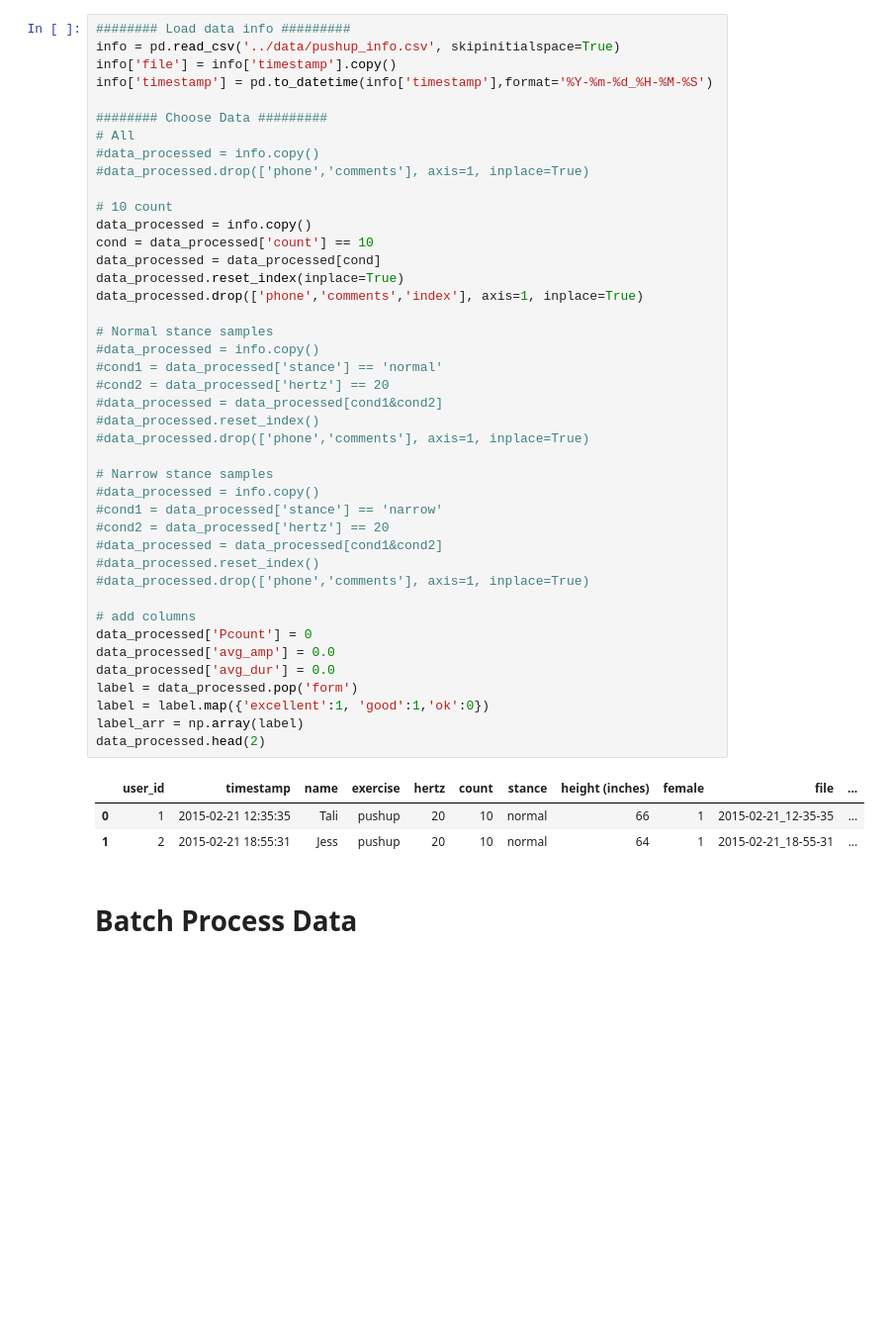
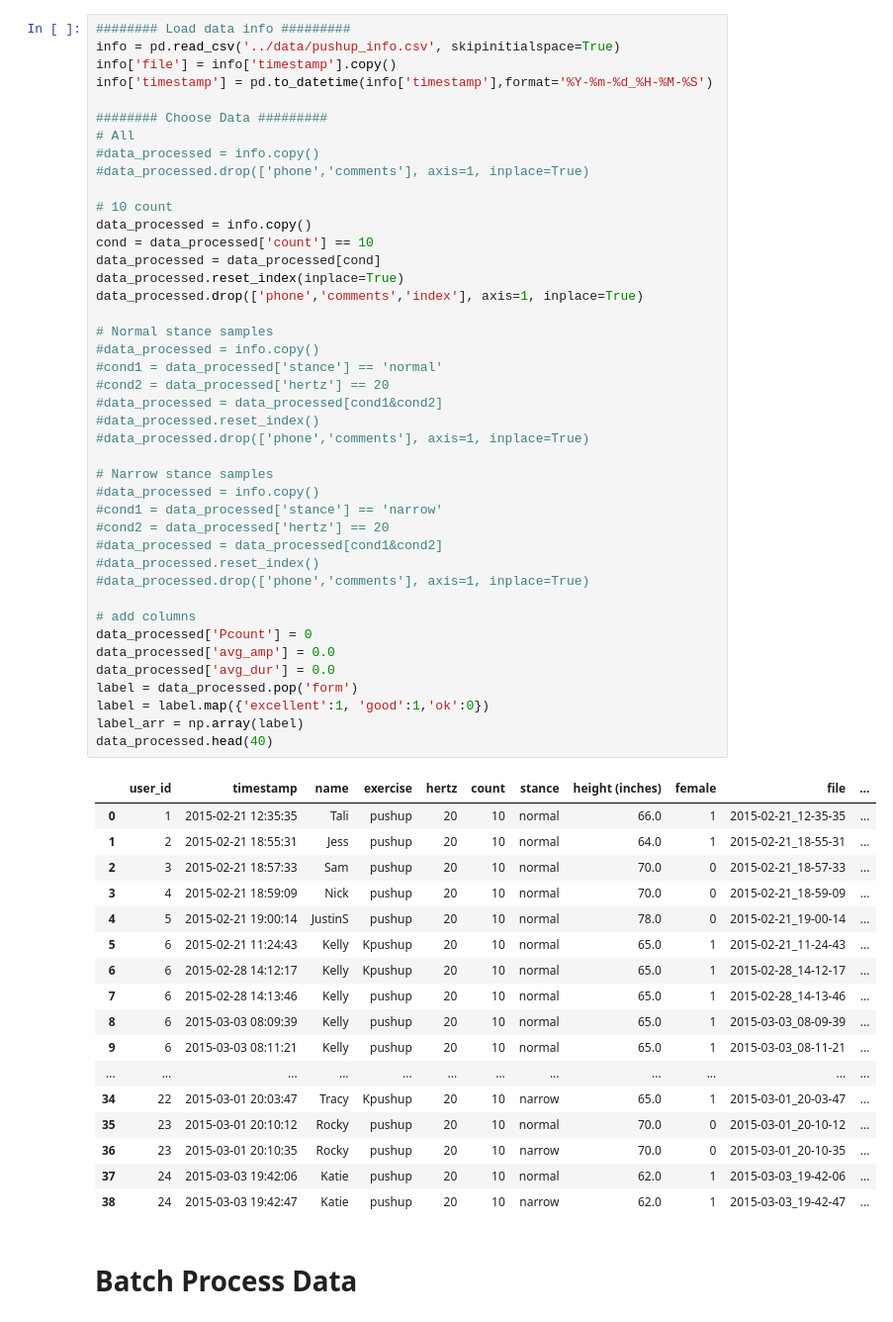
Before and after one commit to kellygwiseman/workout_buddy, a Jupyter notebook: notebooks/dtw_classification.ipynb, the cells around one changed output. Shown at 99% size. Saved outputs shown, nothing was run; the diff lists cells and outputs as text; blank space fills up the shorter version.

```diff
--- a/notebooks/dtw_classification.ipynb
+++ b/notebooks/dtw_classification.ipynb
@@ -28,36 +29,50 @@ data_processed = info.copy()
 cond = data_processed['count'] == 10
 data_processed = data_processed[cond]
 data_processed.reset_index(inplace=True)
 data_processed.drop(['phone','comments','index'], axis=1, inplace=True)
 
 # Normal stance samples
 #data_processed = info.copy()
 #cond1 = data_processed['stance'] == 'normal'
 #cond2 = data_processed['hertz'] == 20
 #data_processed = data_processed[cond1&cond2]
 #data_processed.reset_index()
 #data_processed.drop(['phone','comments'], axis=1, inplace=True)
 
 # Narrow stance samples
 #data_processed = info.copy()
 #cond1 = data_processed['stance'] == 'narrow'
 #cond2 = data_processed['hertz'] == 20
 #data_processed = data_processed[cond1&cond2]
 #data_processed.reset_index()
 #data_processed.drop(['phone','comments'], axis=1, inplace=True)
 
 # add columns
 data_processed['Pcount'] = 0
 data_processed['avg_amp'] = 0.0
 data_processed['avg_dur'] = 0.0
 label = data_processed.pop('form')
 label = label.map({'excellent':1, 'good':1,'ok':0})
 label_arr = np.array(label)
-data_processed.head(2)
+data_processed.head(40)
 # %% [output]
 |  | user_id | timestamp | name | exercise | hertz | count | stance | height (inches) | female | file | ... |
-| 0 | 1 | 2015-02-21 12:35:35 | Tali | pushup | 20 | 10 | normal | 66 | 1 | 2015-02-21_12-35-35 | ... |
-| 1 | 2 | 2015-02-21 18:55:31 | Jess | pushup | 20 | 10 | normal | 64 | 1 | 2015-02-21_18-55-31 | ... |
+| 0 | 1 | 2015-02-21 12:35:35 | Tali | pushup | 20 | 10 | normal | 66.0 | 1 | 2015-02-21_12-35-35 | ... |
+| 1 | 2 | 2015-02-21 18:55:31 | Jess | pushup | 20 | 10 | normal | 64.0 | 1 | 2015-02-21_18-55-31 | ... |
+| 2 | 3 | 2015-02-21 18:57:33 | Sam | pushup | 20 | 10 | normal | 70.0 | 0 | 2015-02-21_18-57-33 | ... |
+| 3 | 4 | 2015-02-21 18:59:09 | Nick | pushup | 20 | 10 | normal | 70.0 | 0 | 2015-02-21_18-59-09 | ... |
+| 4 | 5 | 2015-02-21 19:00:14 | JustinS | pushup | 20 | 10 | normal | 78.0 | 0 | 2015-02-21_19-00-14 | ... |
+| 5 | 6 | 2015-02-21 11:24:43 | Kelly | Kpushup | 20 | 10 | normal | 65.0 | 1 | 2015-02-21_11-24-43 | ... |
+| 6 | 6 | 2015-02-28 14:12:17 | Kelly | Kpushup | 20 | 10 | normal | 65.0 | 1 | 2015-02-28_14-12-17 | ... |
+| 7 | 6 | 2015-02-28 14:13:46 | Kelly | pushup | 20 | 10 | normal | 65.0 | 1 | 2015-02-28_14-13-46 | ... |
+| 8 | 6 | 2015-03-03 08:09:39 | Kelly | pushup | 20 | 10 | normal | 65.0 | 1 | 2015-03-03_08-09-39 | ... |
+| 9 | 6 | 2015-03-03 08:11:21 | Kelly | pushup | 20 | 10 | normal | 65.0 | 1 | 2015-03-03_08-11-21 | ... |
+| ... | ... | ... | ... | ... | ... | ... | ... | ... | ... | ... | ... |
+| 34 | 22 | 2015-03-01 20:03:47 | Tracy | Kpushup | 20 | 10 | narrow | 65.0 | 1 | 2015-03-01_20-03-47 | ... |
+| 35 | 23 | 2015-03-01 20:10:12 | Rocky | pushup | 20 | 10 | normal | 70.0 | 0 | 2015-03-01_20-10-12 | ... |
+| 36 | 23 | 2015-03-01 20:10:35 | Rocky | pushup | 20 | 10 | narrow | 70.0 | 0 | 2015-03-01_20-10-35 | ... |
+| 37 | 24 | 2015-03-03 19:42:06 | Katie | pushup | 20 | 10 | normal | 62.0 | 1 | 2015-03-03_19-42-06 | ... |
+| 38 | 24 | 2015-03-03 19:42:47 | Katie | pushup | 20 | 10 | narrow | 62.0 | 1 | 2015-03-03_19-42-47 | ... |
 # %% [markdown]
 # Batch Process Data
 # %%
```
Also changed, not shown: parts of 15 cells of this notebook, 3 other files.
